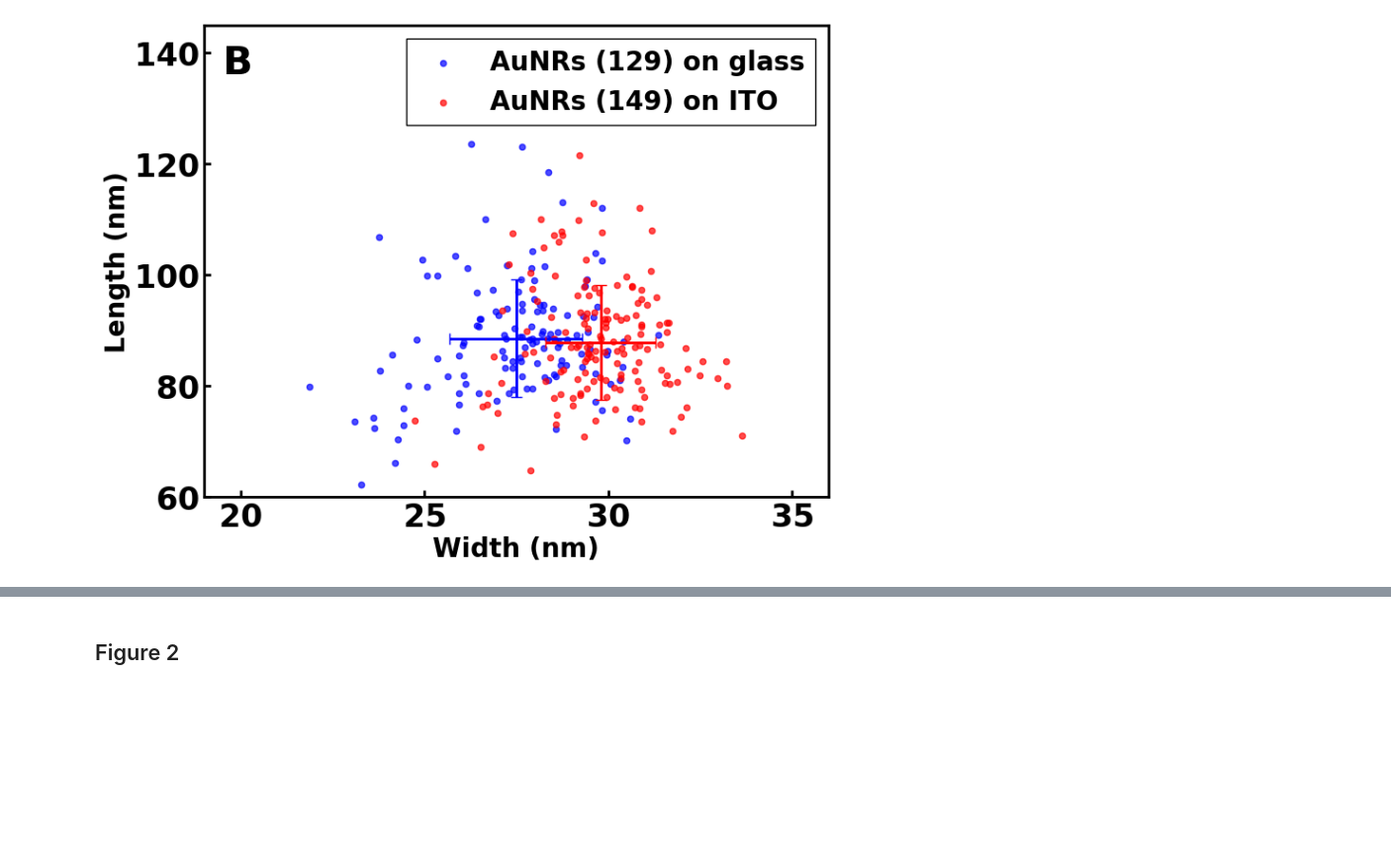
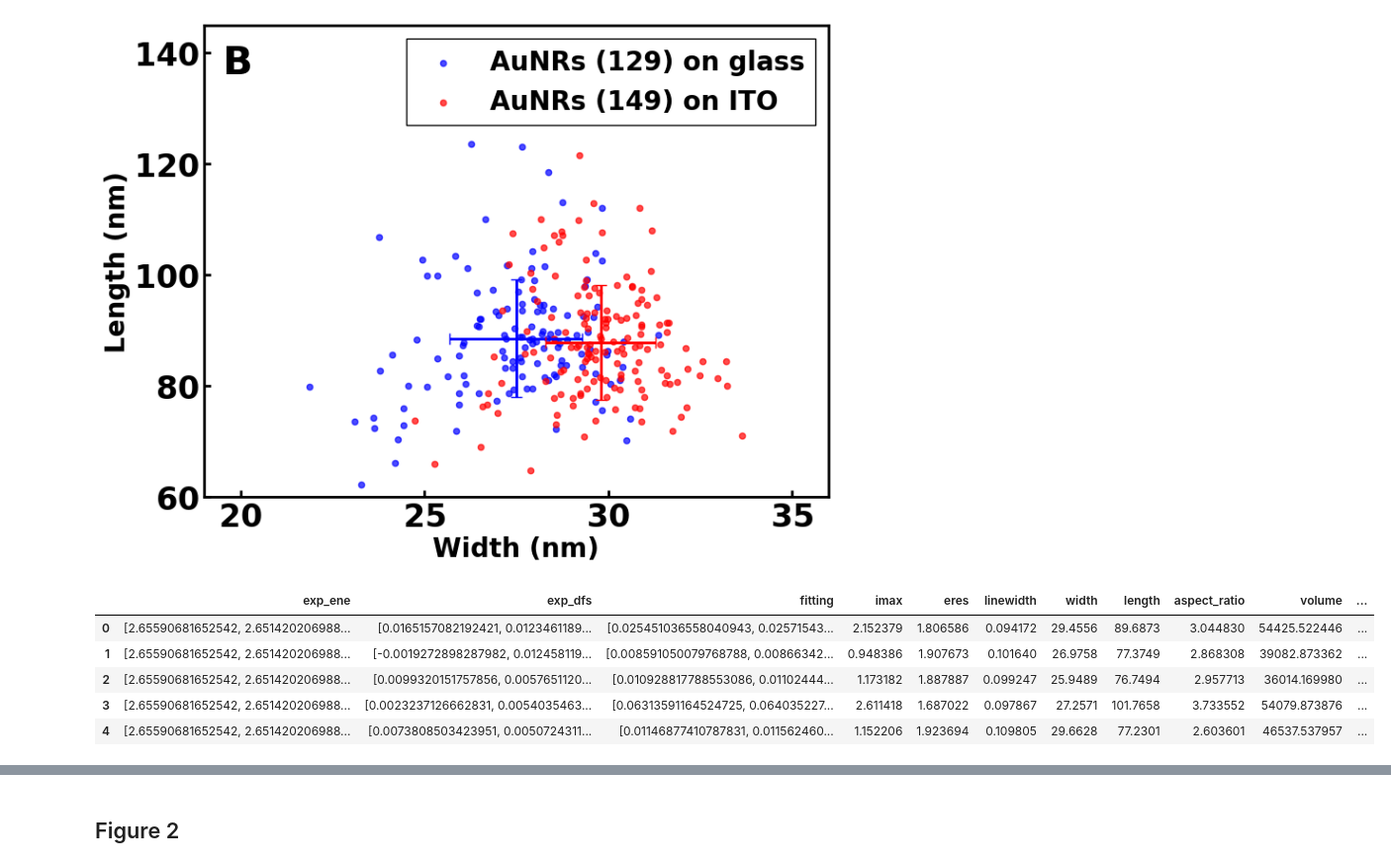
Before and after one commit to SWAN88/AuNR_DA, a Jupyter notebook: 051324_AuNR_DA_figures.ipynb, the cells around one changed output, grey strips where cells are left out. Shown at 99% size. Saved outputs shown, nothing was run; the diff lists cells and outputs as text; code cells hidden in the pictures; blank space fills up the shorter version.

```diff
--- a/051324_AuNR_DA_figures.ipynb
+++ b/051324_AuNR_DA_figures.ipynb
@@ -192,3 +192,12 @@ ax.legend(fontsize=20)
 # %% [output]
 <matplotlib.legend.Legend at 0x...>
 [figure]
+# %%
+glass_exp_data.head()
+# %% [output]
+|  | exp_ene | exp_dfs | fitting | imax | eres | linewidth | width | length | aspect_ratio | volume | ... |
+| 0 | [2.65590681652542, 2.651420206988... | [0.0165157082192421, 0.0123461189... | [0.025451036558040943, 0.02571543... | 2.152379 | 1.806586 | 0.094172 | 29.4556 | 89.6873 | 3.044830 | 54425.522446 | ... |
+| 1 | [2.65590681652542, 2.651420206988... | [-0.0019272898287982, 0.012458119... | [0.008591050079768788, 0.00866342... | 0.948386 | 1.907673 | 0.101640 | 26.9758 | 77.3749 | 2.868308 | 39082.873362 | ... |
+| 2 | [2.65590681652542, 2.651420206988... | [0.0099320151757856, 0.0057651120... | [0.010928817788553086, 0.01102444... | 1.173182 | 1.887887 | 0.099247 | 25.9489 | 76.7494 | 2.957713 | 36014.169980 | ... |
+| 3 | [2.65590681652542, 2.651420206988... | [0.0023237126662831, 0.0054035463... | [0.06313591164524725, 0.064035227... | 2.611418 | 1.687022 | 0.097867 | 27.2571 | 101.7658 | 3.733552 | 54079.873876 | ... |
+| 4 | [2.65590681652542, 2.651420206988... | [0.0073808503423951, 0.0050724311... | [0.01146877410787831, 0.011562460... | 1.152206 | 1.923694 | 0.109805 | 29.6628 | 77.2301 | 2.603601 | 46537.537957 | ... |
```
Also changed, not shown: parts of 2 cells of this notebook, 1 other file.
